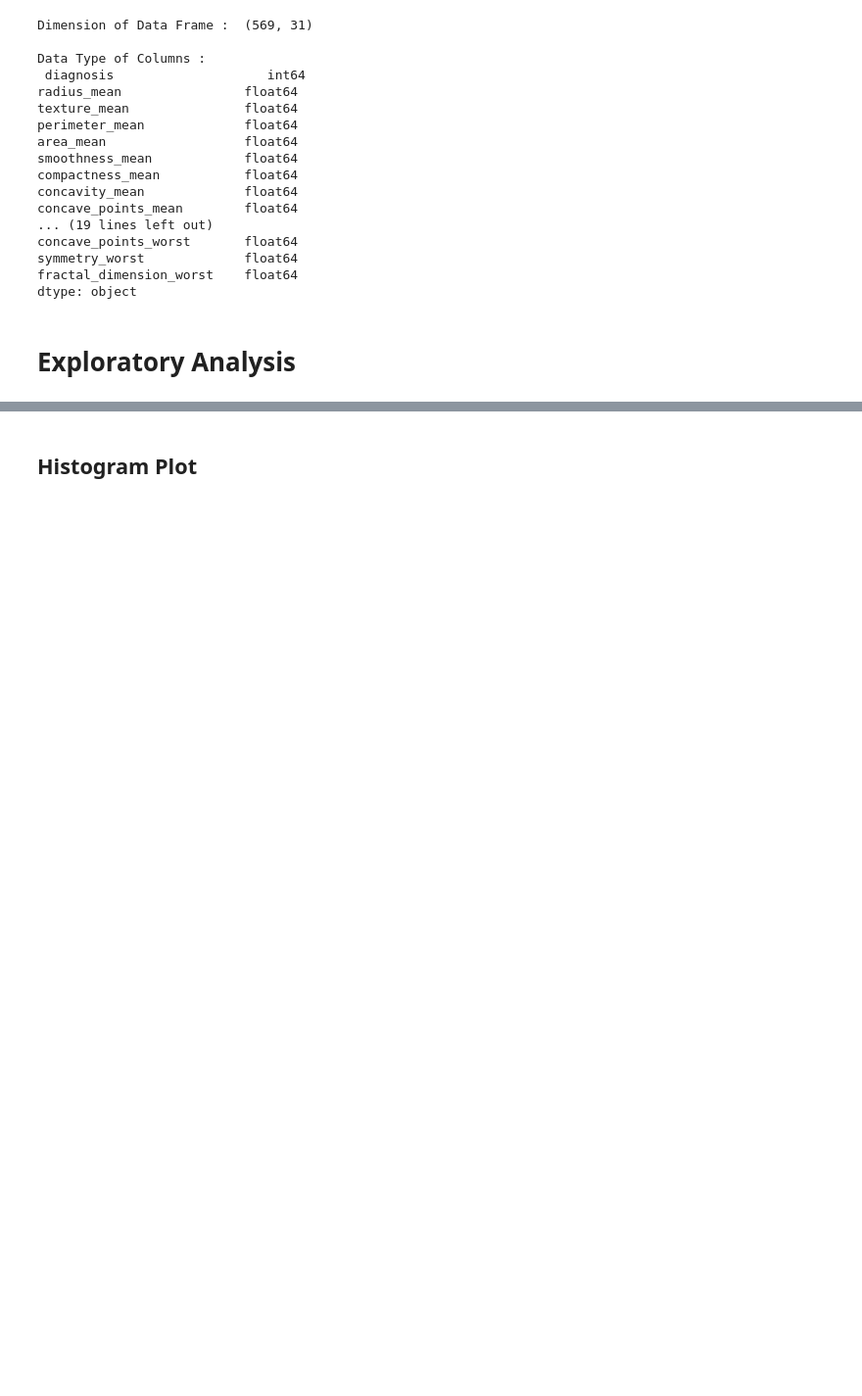
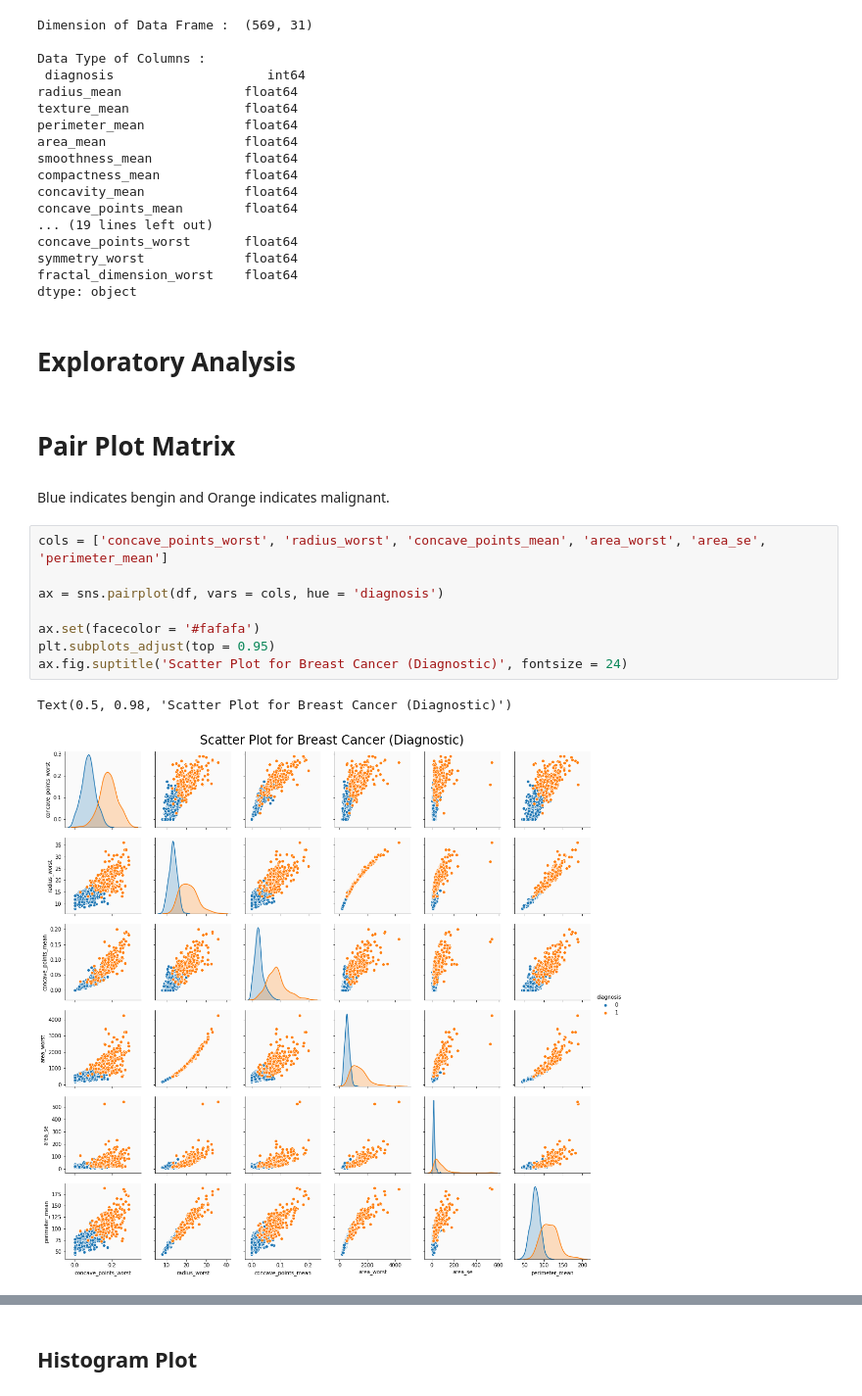
Before and after one commit to vaibhavz2402/breast-cancer-diagnosis, a Jupyter notebook: breast_cancer.ipynb, the cells around one changed output, grey strips where cells are left out. Shown at 98% size. Saved outputs shown, nothing was run; the diff lists cells and outputs as text; blank space fills up the shorter version.

Commit message:
visualisation

```diff
--- a/breast_cancer.ipynb
+++ b/breast_cancer.ipynb
@@ -85,3 +85,18 @@ fractal_dimension_worst    float64
 dtype: object
 # %% [markdown]
 # Exploratory Analysis
+# %% [markdown]
+# Pair Plot Matrix
+# %% [markdown]
+Blue indicates bengin and Orange indicates malignant.
+# %%
+cols = ['concave_points_worst', 'radius_worst', 'concave_points_mean', 'area_worst', 'area_se', 'perimeter_mean']
+
+ax = sns.pairplot(df, vars = cols, hue = 'diagnosis')
+
+ax.set(facecolor = '#fafafa')
+plt.subplots_adjust(top = 0.95)
+ax.fig.suptitle('Scatter Plot for Breast Cancer (Diagnostic)', fontsize = 24)
+# %% [output]
+Text(0.5, 0.98, 'Scatter Plot for Breast Cancer (Diagnostic)')
+[figure, added]
```
Also changed, not shown: parts of 4 cells of this notebook.
